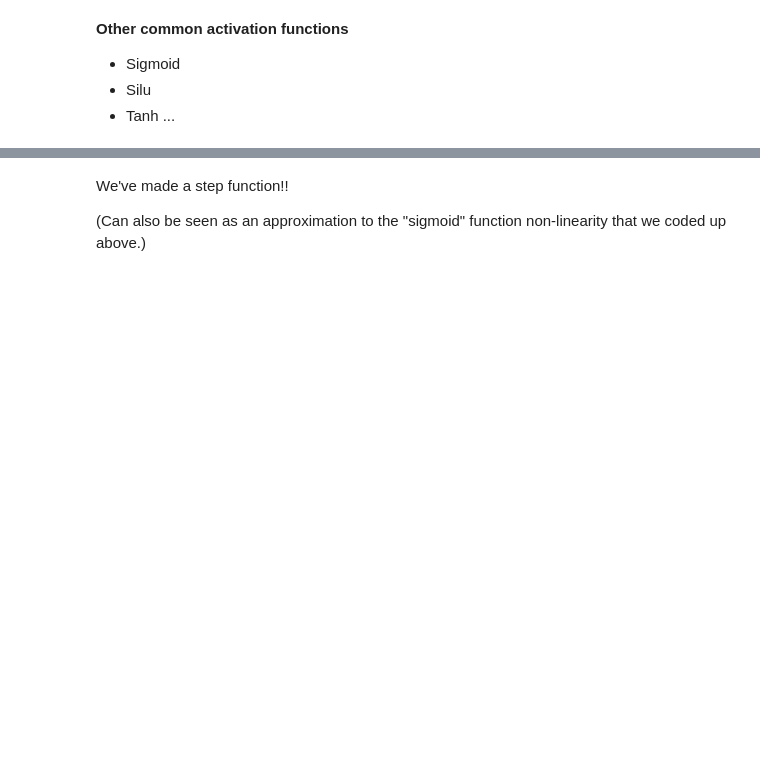
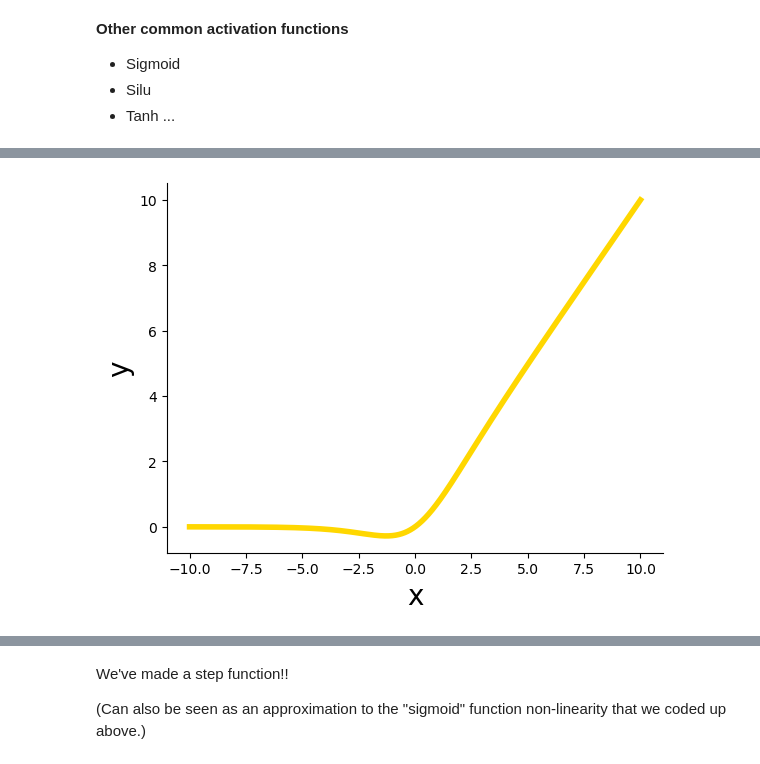
Before and after one commit to nhartman94/PALMS2024, a Jupyter notebook: NN-intuition.ipynb, the cells around one changed output, grey strips where cells are left out. Cells and saved outputs as stored; diff of their text form; code cells hidden in the pictures; blank space fills up the shorter version.

```diff
--- a/NN-intuition.ipynb
+++ b/NN-intuition.ipynb
@@ -26,5 +26,5 @@ def relu(x):
 # %%
-x = np.linspace(-10,10,10001)
+x = np.linspace(-10,10,100001)
 # %%
 plt.plot(x,relu(x),color='limegreen',lw=4)
 plt.xlabel('x',fontsize=20)
@@ -63,15 +57,14 @@ plt.savefig(f'figures/sigmoid.pdf')
 # %%
-sigmoid = lambda x: 1 / (1+np.exp(-x))
-
+# SiLU
 plt.plot(x,x*sigmoid(x),color='gold',lw=4)
 plt.xlabel('x',fontsize=20)
 plt.ylabel('y',fontsize=20)
 
 ax = plt.gca()
-# plt.text(.15,.9,'SiLU',ha='left',va='top',
-#          transform=ax.transAxes,fontsize=32)
 
 ax.spines['right'].set_visible(False)
 ax.spines['top'].set_visible(False)
 
 plt.savefig(f'figures/silu.pdf')
+# %% [output]
+[figure, added]
```
Also changed, not shown: parts of 21 cells of this notebook.
